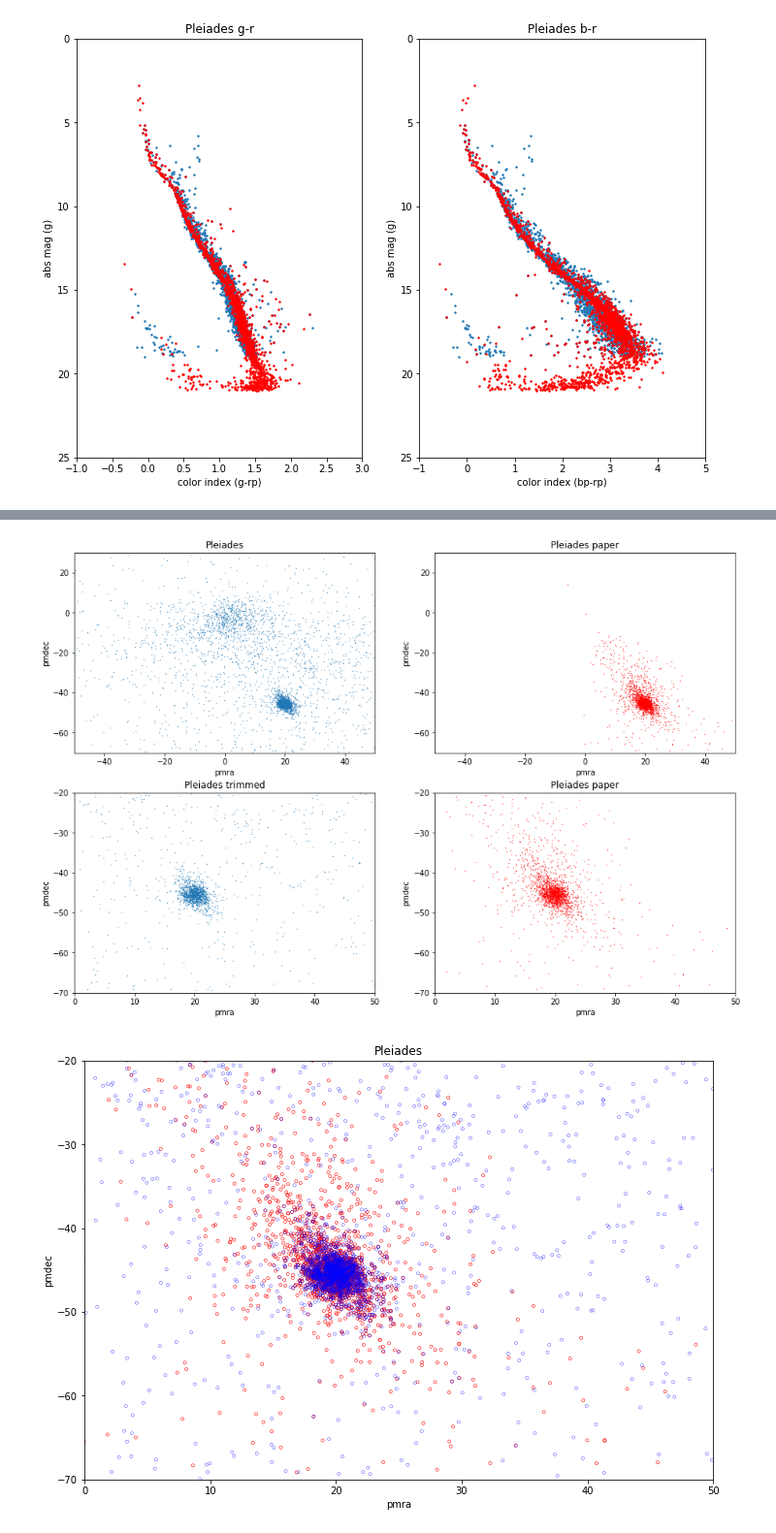
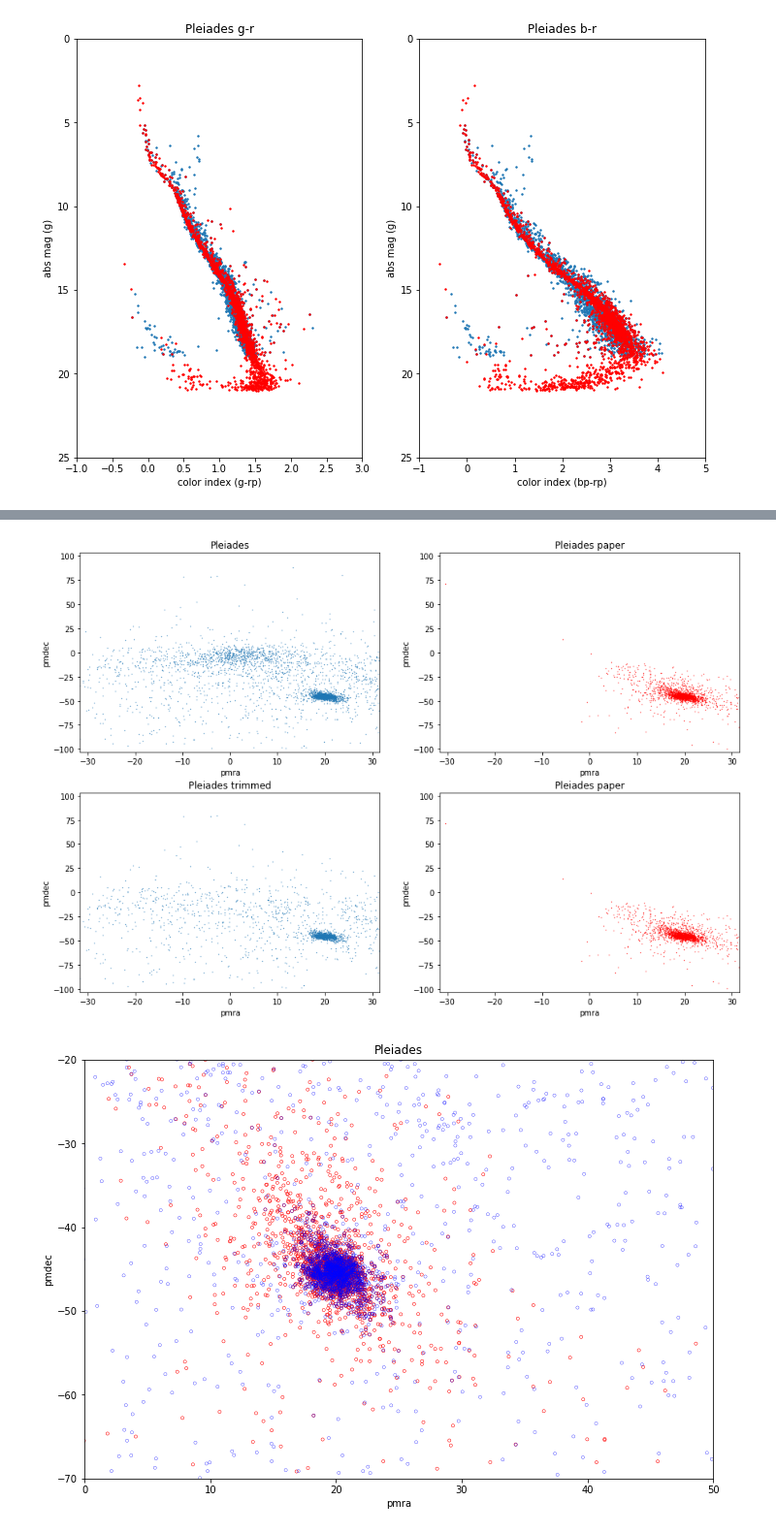
Before and after one commit to lauramv1832/Gaia, a Jupyter notebook: PleiadesML13.ipynb, the cells around one changed output, grey strips where cells are left out. Shown at 97% size. Saved outputs shown, nothing was run; the diff lists cells and outputs as text; code cells hidden in the pictures.

```diff
--- a/PleiadesML13.ipynb
+++ b/PleiadesML13.ipynb
@@ -394,0 +546,7 @@ plt.show()
+# %%
+#plt.hist(pleiades['pmra'], bins=100)
+n, b, patches = plt.hist(pleiades['pmra'], bins=100)
+plt.show()
+bin_max = np.where(n == n.max())
+pmra_max = b[bin_max][0]
+print(pmra_max)
@@ -394,0 +556,7 @@ plt.show()
+# %%
+#plt.hist(pleiades['pmra'], bins=100)
+n, b, patches = plt.hist(pleiades['pmdec'], bins=100)
+plt.show()
+bin_max = np.where(n == n.max())
+pmdec_max = b[bin_max][0]
+print(pmdec_max)
@@ -395,41 +688,65 @@ plt.show()
 # %%
 fig = plt.figure()
 ax = fig.add_subplot(221)
 ax.scatter(pleiades['pmra'], pleiades['pmdec'], s=0.1)
-ax.set_xlim(-50, 50)
-ax.set_ylim(-70, 30)
+if pmra_max > 0:
+    ax.set_xlim(-(pmra_max*2), pmra_max*2)
+else:
+    ax.set_xlim(pmra_max*2, -(pmra_max*2))
+if pmdec_max > 0:
+    ax.set_ylim(-(pmdec_max*2), pmdec_max*2)
+else:
+    ax.set_ylim(pmdec_max*2, -(pmdec_max*2))
 ax.set_title('Pleiades')
 ax.set_xlabel("pmra")
 ax.set_ylabel("pmdec")
 
 ax1 = fig.add_subplot(222)
 ax1.scatter(asu['pmRACP'], asu['pmDECP'], s=0.1, color='red')
-ax1.set_xlim(-50, 50)
-ax1.set_ylim(-70, 30)
+if pmra_max > 0:
+    ax1.set_xlim(-(pmra_max*2), pmra_max*2)
+else:
+    ax1.set_xlim(pmra_max*2, -(pmra_max*2))
+if pmdec_max > 0:
+    ax1.set_ylim(-(pmdec_max*2), pmdec_max*2)
+else:
+    ax1.set_ylim(pmdec_max*2, -(pmdec_max*2))
 ax1.set_title('Pleiades paper')
 ax1.set_xlabel("pmra")
 ax1.set_ylabel("pmdec")
 
 ax2 = fig.add_subplot(223)
 ax2.scatter(p['pmra'], p['pmdec'], s=0.1)
-ax2.set_xlim(0, 50)
-ax2.set_ylim(-70, -20)
+if pmra_max > 0:
+    ax2.set_xlim(-(pmra_max*2), pmra_max*2)
+else:
+    ax2.set_xlim(pmra_max*2, -(pmra_max*2))
+if pmdec_max > 0:
+    ax2.set_ylim(-(pmdec_max*2), pmdec_max*2)
+else:
+    ax2.set_ylim(pmdec_max*2, -(pmdec_max*2))
 ax2.set_title('Pleiades trimmed')
 ax2.set_xlabel("pmra")
 ax2.set_ylabel("pmdec")
 
 ax3 = fig.add_subplot(224)
 ax3.scatter(asu['pmRACP'], asu['pmDECP'], s=0.1, color='red')
-ax3.set_xlim(0, 50)
-ax3.set_ylim(-70, -20)
+if pmra_max > 0:
+    ax3.set_xlim(-(pmra_max*2), pmra_max*2)
+else:
+    ax3.set_xlim(pmra_max*2, -(pmra_max*2))
+if pmdec_max > 0:
+    ax3.set_ylim(-(pmdec_max*2), pmdec_max*2)
+else:
+    ax3.set_ylim(pmdec_max*2, -(pmdec_max*2))
 ax3.set_title('Pleiades paper')
 ax3.set_xlabel("pmra")
 ax3.set_ylabel("pmdec")
 
-plt.subplots_adjust(0.3, 0.3, 2.3, 2.3)
+plt.subplots_adjust(0.05, 0.05, 2, 2)
 plt.show()
 # %% [output]
-[figure, old version]
+[figure, new version]
 # %%
 fig = plt.figure()
 
```
Also changed, not shown: parts of 48 cells of this notebook, 13 other files.
